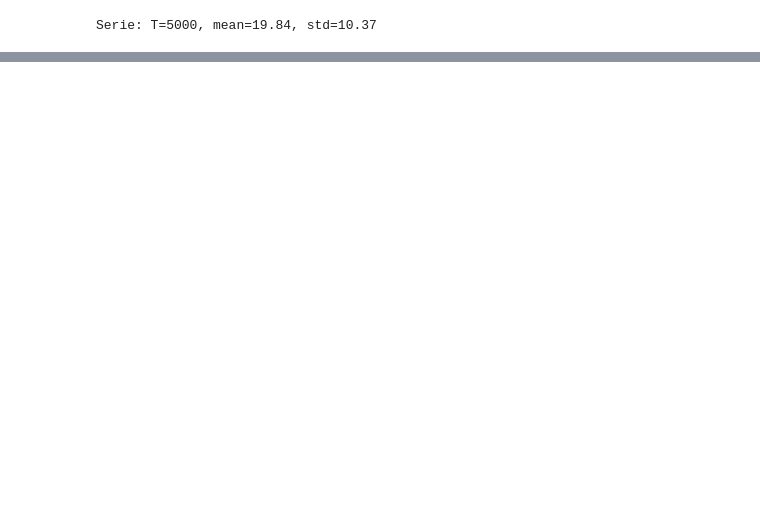
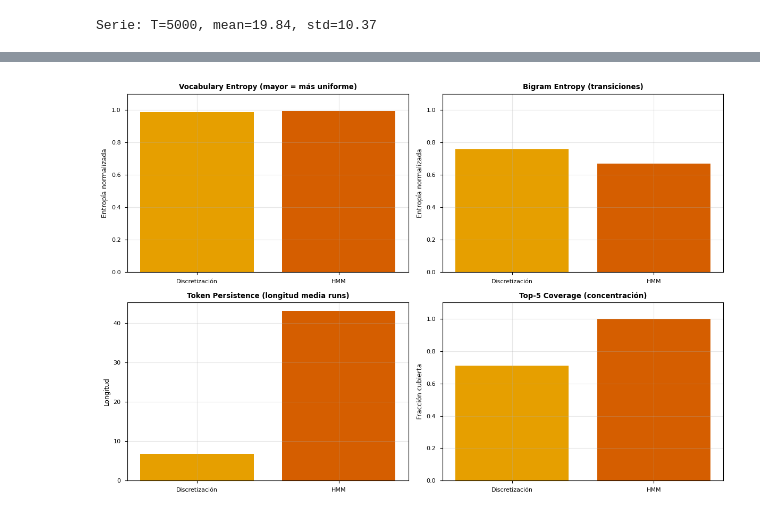
Before and after one commit to jaime-oriol/RITMO, a Jupyter notebook: tecnicas/comparacion_metricas.ipynb, the cells around one changed output, grey strips where cells are left out. Cells and saved outputs as stored; diff of their text form; code cells hidden in the pictures; blank space fills up the shorter version.

```diff
--- a/tecnicas/comparacion_metricas.ipynb
+++ b/tecnicas/comparacion_metricas.ipynb
@@ -267,0 +215,46 @@ Estas metricas intrinsecas son complementarias para responder al tutor.
+# %%
+# Visualización de métricas discretas
+df_discretas = df_metricas[df_metricas['vocabulary_entropy'].notna()].copy()
+
+if len(df_discretas) > 0:
+    fig, axes = plt.subplots(2, 2, figsize=(12, 8))
+
+    tecnicas_disc = df_discretas['Técnica'].values
+    colors_disc = ['#E69F00', '#D55E00']
+
+    # Vocabulary Entropy
+    ax = axes[0, 0]
+    ax.bar(tecnicas_disc, df_discretas['vocabulary_entropy'], color=colors_disc)
+    ax.set_title('Vocabulary Entropy (mayor = más uniforme)', fontweight='bold')
+    ax.set_ylabel('Entropía normalizada')
+    ax.set_ylim(0, 1.1)
+    ax.grid(alpha=0.3)
+
+    # Bigram Entropy
+    ax = axes[0, 1]
+    ax.bar(tecnicas_disc, df_discretas['bigram_entropy'], color=colors_disc)
+    ax.set_title('Bigram Entropy (transiciones)', fontweight='bold')
+    ax.set_ylabel('Entropía normalizada')
+    ax.set_ylim(0, 1.1)
+    ax.grid(alpha=0.3)
+
+    # Token Persistence
+    ax = axes[1, 0]
+    ax.bar(tecnicas_disc, df_discretas['token_persistence'], color=colors_disc)
+    ax.set_title('Token Persistence (longitud media runs)', fontweight='bold')
+    ax.set_ylabel('Longitud')
+    ax.grid(alpha=0.3)
+
+    # Top-K Coverage
+    ax = axes[1, 1]
+    ax.bar(tecnicas_disc, df_discretas['top_k_coverage'], color=colors_disc)
+    ax.set_title('Top-5 Coverage (concentración)', fontweight='bold')
+    ax.set_ylabel('Fracción cubierta')
+    ax.set_ylim(0, 1.1)
+    ax.grid(alpha=0.3)
+
+    plt.tight_layout()
+    plt.savefig('figures/metricas_discretas.png')
+    plt.show()
+# %% [output]
+[figure, added]
```
Also changed, not shown: parts of 10 cells of this notebook, 3 other files.
